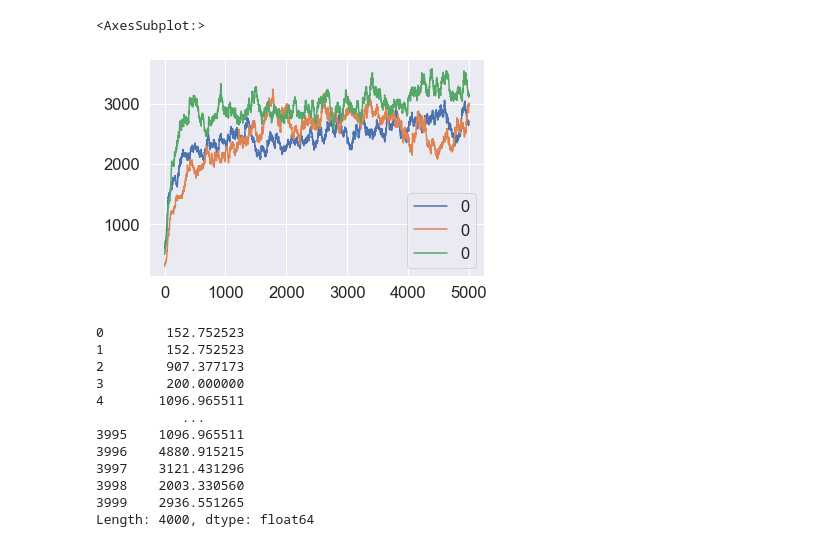
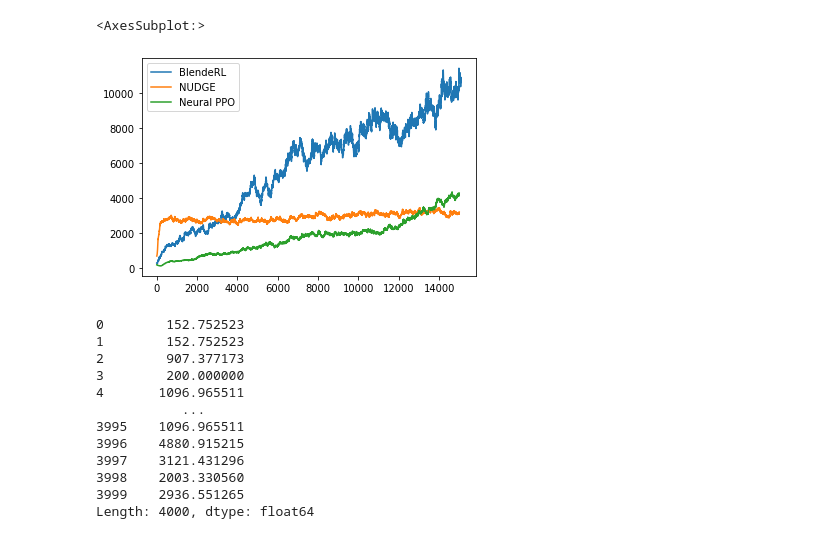
Before and after one commit to fateme-gd/blendrl, a Jupyter notebook: plot/plot_kangaroo.ipynb, the cells around one changed output. Cells and saved outputs as stored; diff of their text form; code cells hidden in the pictures.

Commit message:
update play visualization

```diff
--- a/plot/plot_kangaroo.ipynb
+++ b/plot/plot_kangaroo.ipynb
@@ -69,0 +188,30 @@ plt.fill_between(std.index, mean - 2 * std, mean + 2 * std, color="b", alpha=0.2
+# %%
+C0 = "dodgerblue"
+C2 = "limegreen"
+C1 = "deeppink"
+
+plt.style.use('default')
+sns.set()
+sns.set_style("whitegrid", {'grid.linestyle': '--'})
+sns.set_palette('Set1')
+
+fig=plt.figure(figsize=(5,3))
+ax=fig.add_subplot(111, label="1")
+
+
+# plt.figure()
+# ax.title("episodic returns (Kangaroo)")
+plt.title("episodic returns (Kangaroo)", fontsize=16)
+plt.xlabel("episode")
+plt.ylabel("return")
+plt.plot(mean.index, mean, color=C0, label="BlendeRL")
+plt.fill_between(std.index, mean - 2 * std, mean + 2 * std, color=C0, alpha=0.2)
+plt.plot(nudge_mean.index, nudge_mean, color=C1, label="NUDGE")
+plt.fill_between(nudge_std.index, nudge_mean - 2 * nudge_std, nudge_mean + 2 * nudge_std, color=C1, alpha=0.2)
+plt.plot(ppo_mean.index, ppo_mean, color=C2, label="NeuralPPO")
+plt.fill_between(ppo_std.index, ppo_mean - 2 * ppo_std, ppo_mean + 2 * ppo_std, color=C2, alpha=0.1)
+
+plt.legend()
+
+plt.tight_layout()
+plt.savefig("figures/returns_{}.pdf".format(env), bbox_inches='tight')
@@ -70,8 +221,15 @@ plt.fill_between(std.index, mean - 2 * std, mean + 2 * std, color="b", alpha=0.2
+# %%
+means = pd.concat([mean, nudge_mean, ppo_mean], axis=1)
+stds = pd.concat([std, nudge_std, ppo_std], axis=1)
+means.columns = ["BlendeRL", "NUDGE", "Neural PPO"]
+stds.columns = ["BlendeRL", "NUDGE", "Neural PPO"]
 # %%
-df_rewards_smooth.plot()
+import seaborn as sns
+
+means.plot()
 # %% [output]
 <AxesSubplot:>
-[figure, old version]
+[figure, new version]
 # %%
 std
 # %% [output]
```
Also changed, not shown: parts of 8 cells of this notebook, 3 other files.
